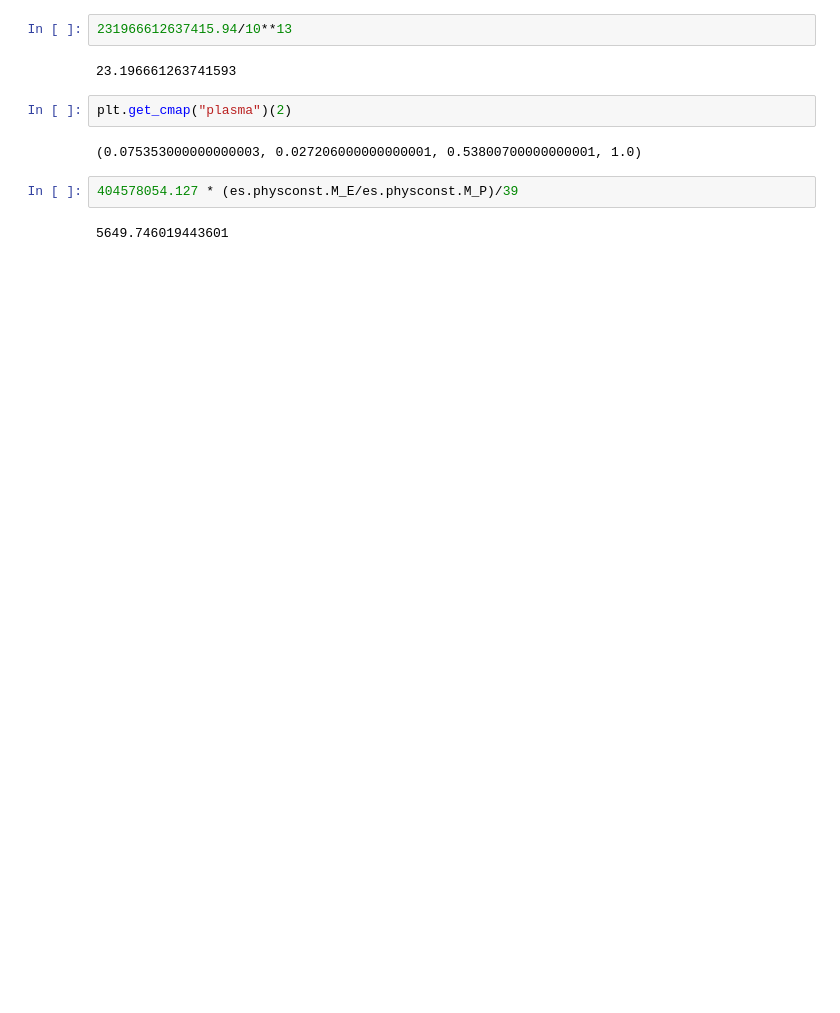
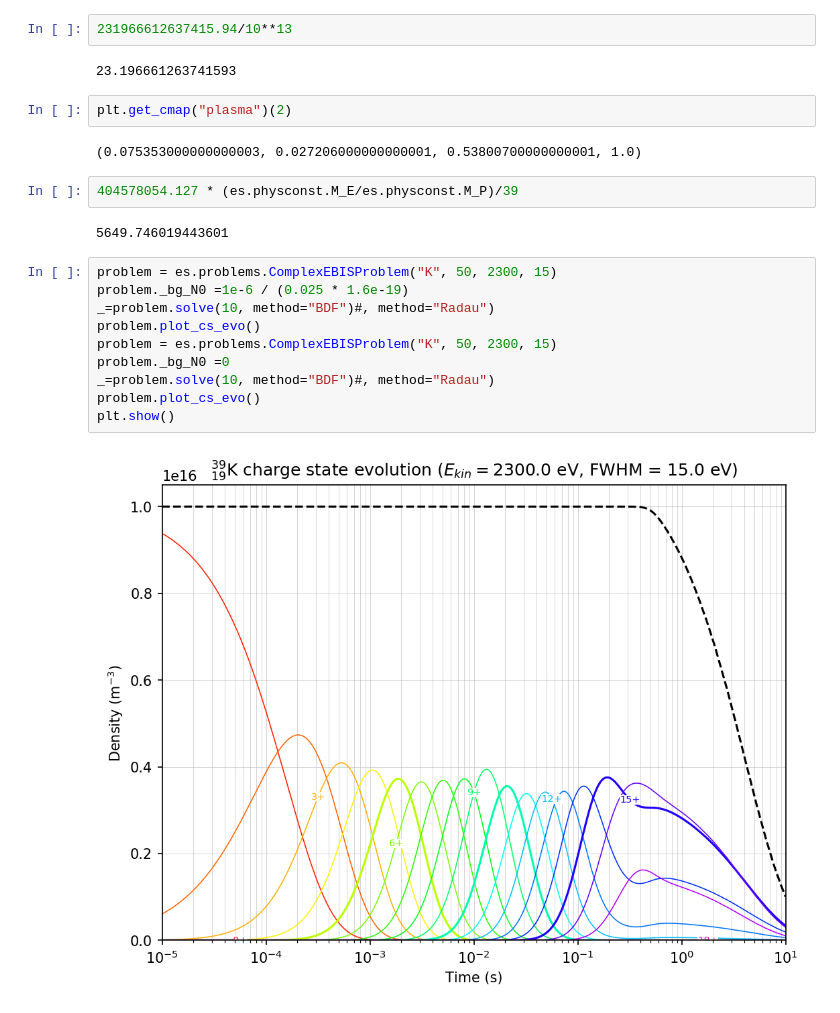
Before and after one commit to ebisim/ebisim, a Jupyter notebook: debug.ipynb, the cells around one changed output. Saved outputs shown, nothing was run; the diff lists cells and outputs as text; blank space fills up the shorter version.

```diff
--- a/debug.ipynb
+++ b/debug.ipynb
@@ -66,3 +66,15 @@ plt.get_cmap("plasma")(2)
 404578054.127 * (es.physconst.M_E/es.physconst.M_P)/39
 # %% [output]
 5649.746019443601
+# %%
+problem = es.problems.ComplexEBISProblem("K", 50, 2300, 15)
+problem._bg_N0 =1e-6 / (0.025 * 1.6e-19)
+_=problem.solve(10, method="BDF")#, method="Radau")
+problem.plot_cs_evo()
+problem = es.problems.ComplexEBISProblem("K", 50, 2300, 15)
+problem._bg_N0 =0
+_=problem.solve(10, method="BDF")#, method="Radau")
+problem.plot_cs_evo()
+plt.show()
+# %% [output]
+[figure, added]
```
Also changed, not shown: parts of 4 cells of this notebook, 1 other file.
